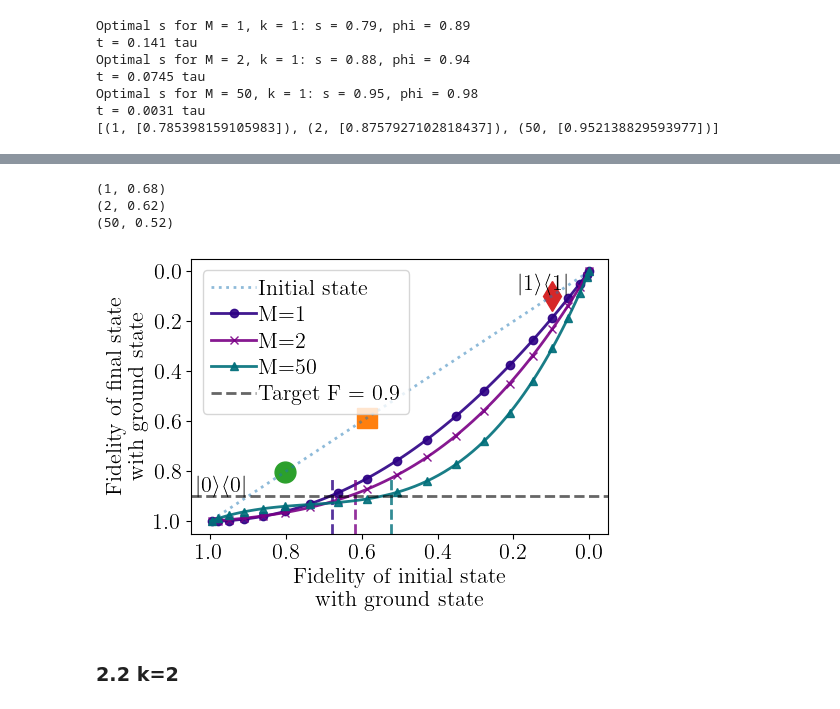
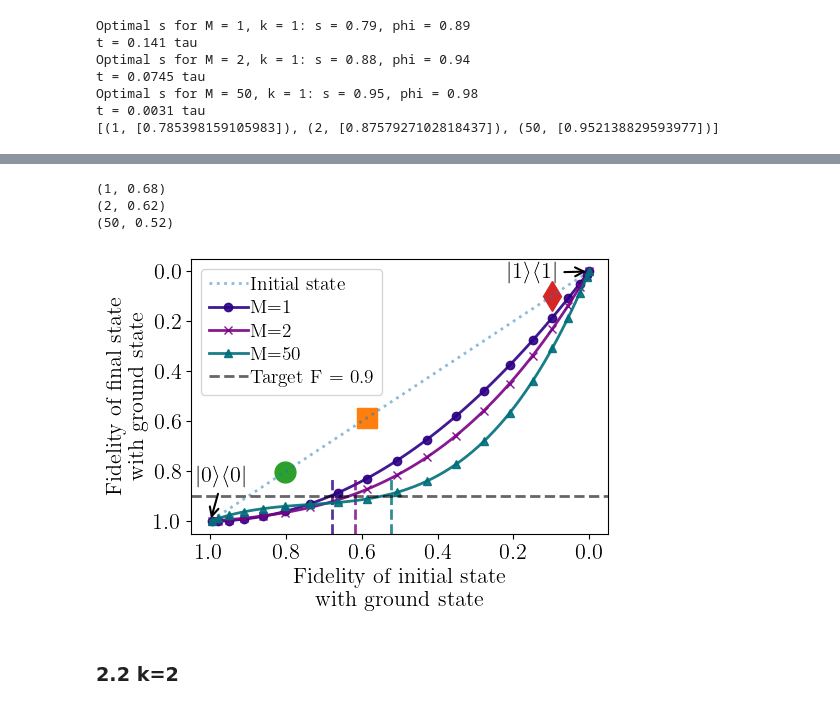
Before and after one commit to khanhuyengiang/dbac, a Jupyter notebook: jupyter_notebooks/qite_dme_notebook_k1_k2.ipynb, the cells around one changed output, grey strips where cells are left out. Drawn from its saved outputs; the diff is of its cells as text; code cells hidden in the pictures.

```diff
--- a/jupyter_notebooks/qite_dme_notebook.ipynb
+++ b/jupyter_notebooks/qite_dme_notebook_k1_k2.ipynb
@@ -19,7 +19,7 @@ plt.rcParams['font.size'] = 16
 plt.rcParams['savefig.dpi'] = 75
 plt.rcParams['lines.linewidth'] = 2.0
 plt.rcParams['lines.markersize'] = 8
-plt.rcParams['legend.fontsize'] = 16
+plt.rcParams['legend.fontsize'] = 14
 plt.rcParams['legend.labelspacing'] = .3
 plt.rcParams['legend.columnspacing']= .3
 plt.rcParams['legend.handletextpad']= .1
@@ -34,6 +38,2 @@ warnings.filterwarnings("ignore", category=UserWarning)
-# %%
-psi0 = np.random.rand(2)
-psi0 /= np.linalg.norm(psi0)
-psi0 = psi0[np.newaxis].T
 # %% [markdown]
 ## 2. Run DB-QITE with DME
@@ -162,36 +156,58 @@ for key,value in dict_fid_RGCI.items():
     max_ext = max_excitation(fidelities_original,np.real(value),target_fidelity)
     if max_ext is not None:
         ax.axvline(x=max_ext,ymax=0.2, color=color[i], alpha=0.8,linestyle='--')
         max_ext_list.append(max_ext)
 
     ax.plot(fidelities_original,value,label=key,color=color[i],marker=markers[i],markevery=5,markersize=6,alpha=0.9)
     # if i==0:
     #     plt.plot(fidelities_original[70],np.real(value)[70],color='C2', marker='o',markersize=15,zorder=-1)
     i+=1
 
 plt.gca().invert_xaxis()
 plt.gca().invert_yaxis()
 
 # plt.title(r"$k = $" + f" {k}\n")
 plt.ylabel('Fidelity of final state\nwith ground state')
 plt.xlabel('Fidelity of initial state\nwith ground state')
 ax.axhline(y=target_fidelity, color='k', alpha=0.6,label=r'Target F = 'f'{target_fidelity}',linestyle='--')
 # ax.legend(bbox_to_anchor=(1.05, 1))
 ax.legend()
 ##ax.grid()
 
-plt.text(fidelities_original[0]+0.05, fidelity[0] + 0.1, r'$|1\rangle\langle 1|$', ha='right', va='bottom')
-plt.text(fidelities_original[-1]-0.1, fidelity[-1] - 0.18, r'$|0\rangle\langle 0|$', ha='right',va='top')
+# ax.annotate(r'$|1\rangle\langle 1|$',
+#             xy=(fidelities_original[0], fidelity[0]),
+#             xytext=(fidelities_original[0]+0.15, fidelity[0]+0.05),
+#             arrowprops=dict(arrowstyle='->', lw=1.5),
+#             ha='right', va='bottom')
+
+# ax.annotate(r'$|0\rangle\langle 0|$',
+#             xy=(fidelities_original[-1], fidelity[-1]),  # Point to the data
+#             xytext=(fidelities_original[-1] - 0.1, fidelity[-1] - 0.19),  # Text location
+#             arrowprops=dict(arrowstyle='->', lw=1.5),
+#             ha='right', va='top')
+
+ax.annotate(r'$|1\rangle\langle 1|$',
+            xy=(fidelities_original[0], fidelity[0]),
+            xytext=(fidelities_original[0]+0.08, fidelity[0]+0.05),
+            arrowprops=dict(arrowstyle='->', lw=1.5),
+            ha='right', va='bottom')
+
+ax.annotate(r'$|0\rangle\langle 0|$',
+            xy=(fidelities_original[-1], fidelity[-1]),  # Point to the data
+            xytext=(fidelities_original[-1] - 0.1, fidelity[-1] - 0.22),  # Text location
+            arrowprops=dict(arrowstyle='->', lw=1.5),
+            ha='right', va='top')
+
 plt.tight_layout()
 plt.savefig(f'plots/QITE_DME_k_{k}_M_fidelity_final_vs_original.pdf')
 
 for M, max_val in zip(Ms, max_ext_list):
     print((M,np.round(max_val,2)))
 # %% [output]
 (1, 0.68)
 (2, 0.62)
 (50, 0.52)
-[figure, old version]
+[figure, new version]
 # %% [markdown]
 ### 2.2 k=2
 # %%
```
Also changed, not shown: parts of 3 cells of this notebook, 15 other files.
